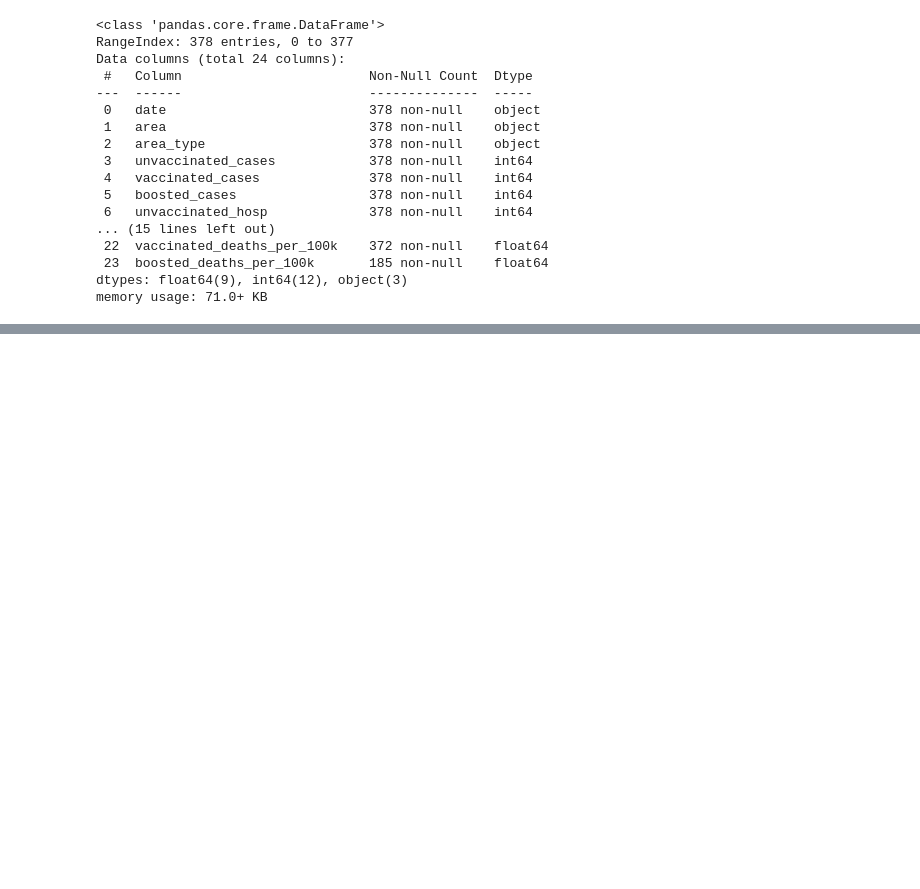
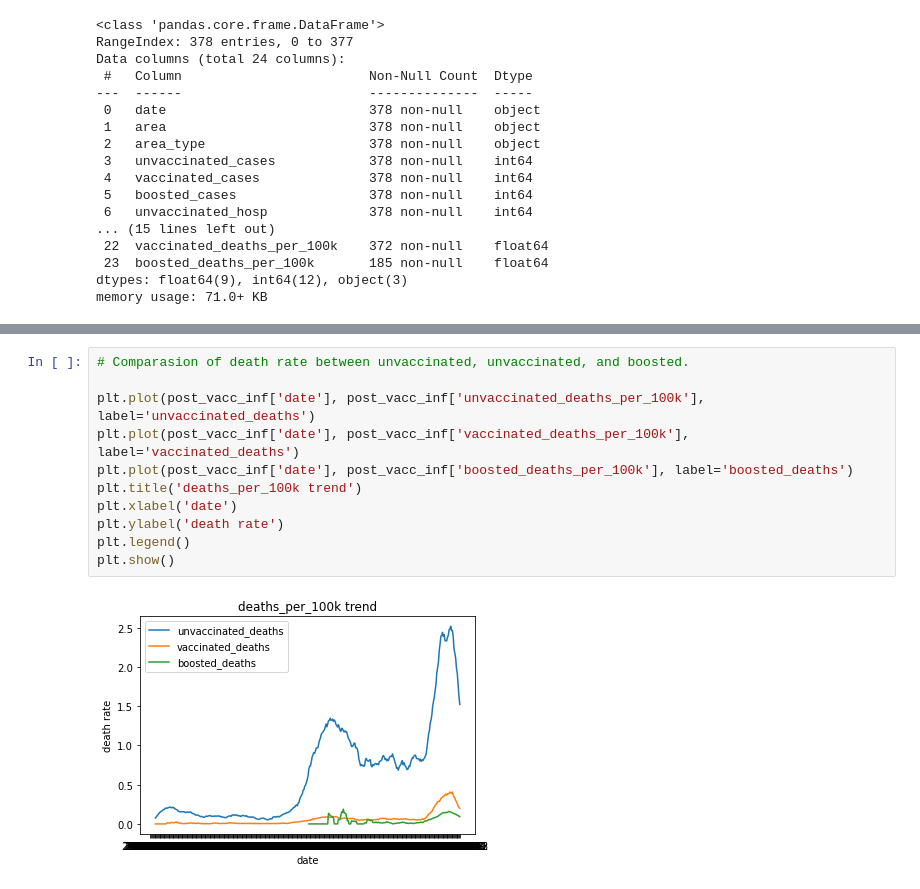
Before and after one commit to RunfengJiang/CMPE-255_Project_Team8, a Jupyter notebook: scripts/Post-Vaccination_Infection_Data_Analysis.ipynb, the cells around one changed output, grey strips where cells are left out. Drawn from its saved outputs; the diff is of its cells as text; blank space fills up the shorter version.

```diff
--- a/scripts/Post-Vaccination_Infection_Data_Analysis.ipynb
+++ b/scripts/Post-Vaccination_Infection_Data_Analysis.ipynb
@@ -114,0 +141,13 @@ Name: date, dtype: object
+# %%
+# Comparasion of death rate between unvaccinated, unvaccinated, and boosted.
+
+plt.plot(post_vacc_inf['date'], post_vacc_inf['unvaccinated_deaths_per_100k'], label='unvaccinated_deaths')
+plt.plot(post_vacc_inf['date'], post_vacc_inf['vaccinated_deaths_per_100k'], label='vaccinated_deaths')
+plt.plot(post_vacc_inf['date'], post_vacc_inf['boosted_deaths_per_100k'], label='boosted_deaths')
+plt.title('deaths_per_100k trend')
+plt.xlabel('date')
+plt.ylabel('death rate')
+plt.legend()
+plt.show()
+# %% [output]
+[figure, added]
```
Also changed, not shown: parts of 3 cells of this notebook.
